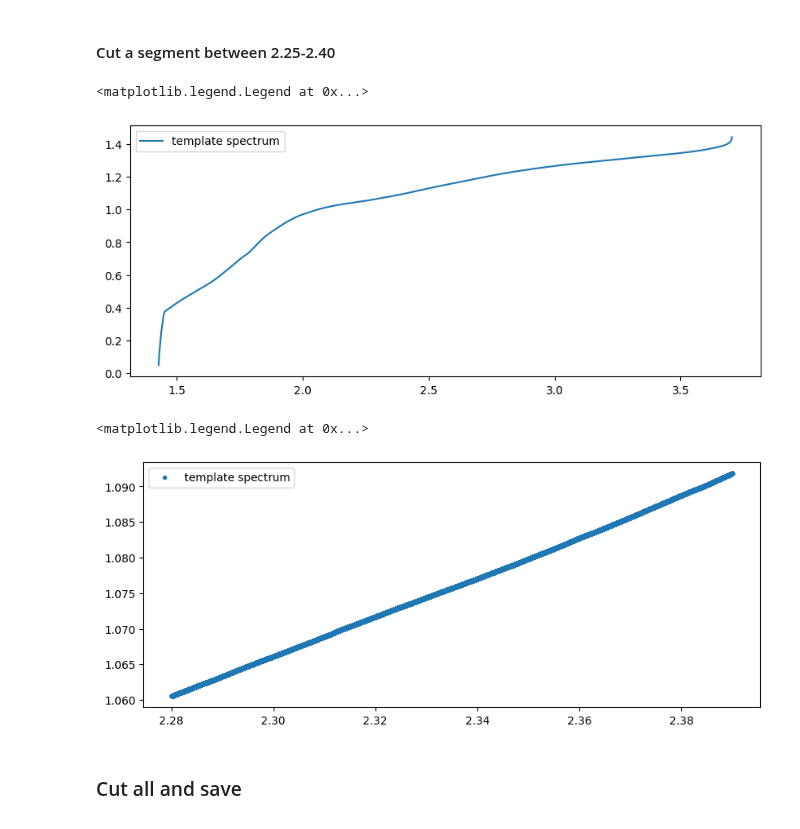
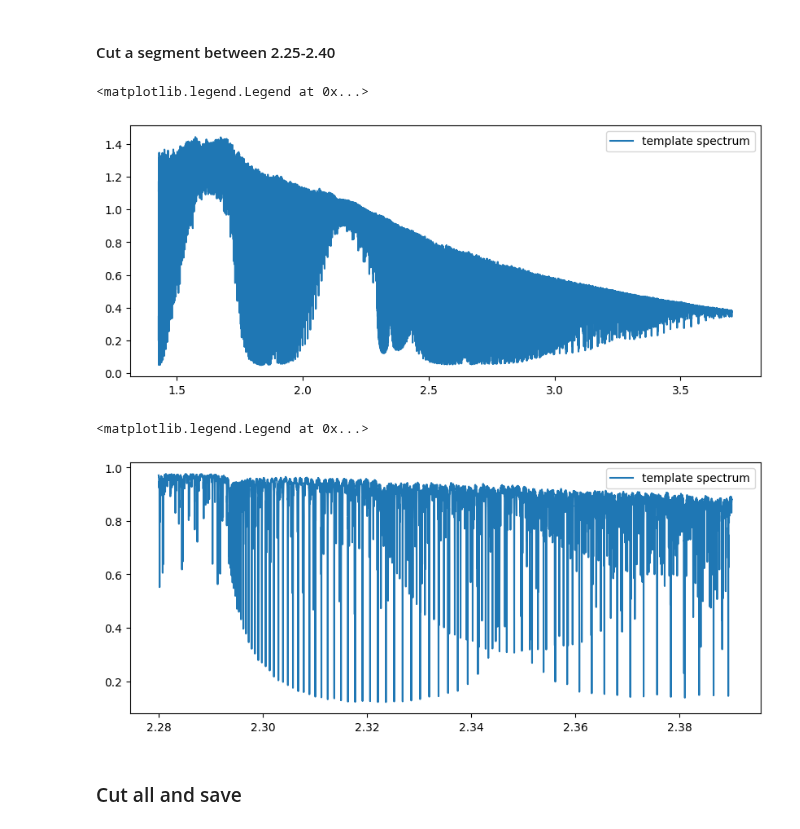
Before and after one commit to alphalyncis/dopplerimg, a Jupyter notebook: code/calliemodels.ipynb, the cells around one changed output. Saved outputs shown, nothing was run; the diff lists cells and outputs as text; code cells hidden in the pictures.

```diff
--- a/code/calliemodels.ipynb
+++ b/code/calliemodels.ipynb
@@ -10,7 +10,7 @@ with open("../data/CallieModels/original_format/t1400g1000f1_m0.0_co1.0.spec") a
     data = f.readlines()
 # %%
 model = np.array([[data[i].split("\t")[0], data[i].split("\t")[1]] for i in range(2, len(data))], dtype=float)
-model.sort(axis=0)
+#model.sort(axis=0)
 model[:,1]/=np.median(model[:,1])
 # %% [markdown]
 #### Cut a segment between 2.25-2.40
@@ -20,17 +20,17 @@ plt.plot(model[:,0], model[:,1], label="template spectrum")
 plt.legend()
 # %% [output]
 <matplotlib.legend.Legend at 0x...>
-[figure, old version]
+[figure, new version]
 # %%
 plt.figure(figsize=(10,4))
 tind = (model[:,0] > 2.28) * (model[:,0] < 2.39)
 lam = model[tind,0]
 template = model[tind,1]
-plt.plot(lam, template, ".", label="template spectrum")
+plt.plot(lam, template, label="template spectrum")
 plt.legend()
 # %% [output]
 <matplotlib.legend.Legend at 0x...>
-[figure, old version]
+[figure, new version]
 # %% [markdown]
 ### Cut all and save
 # %%
```
Also changed, not shown: 1 other file.
